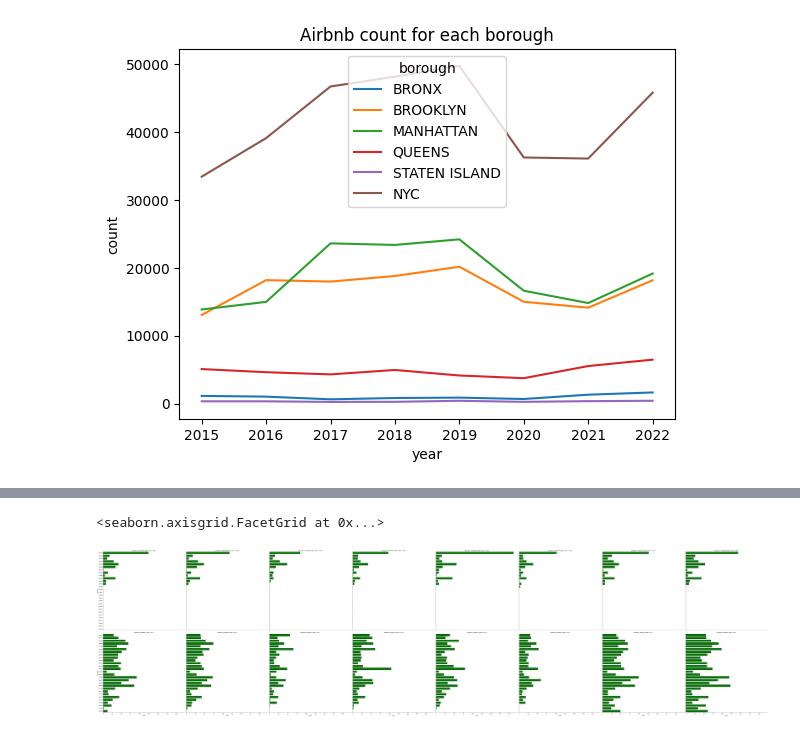
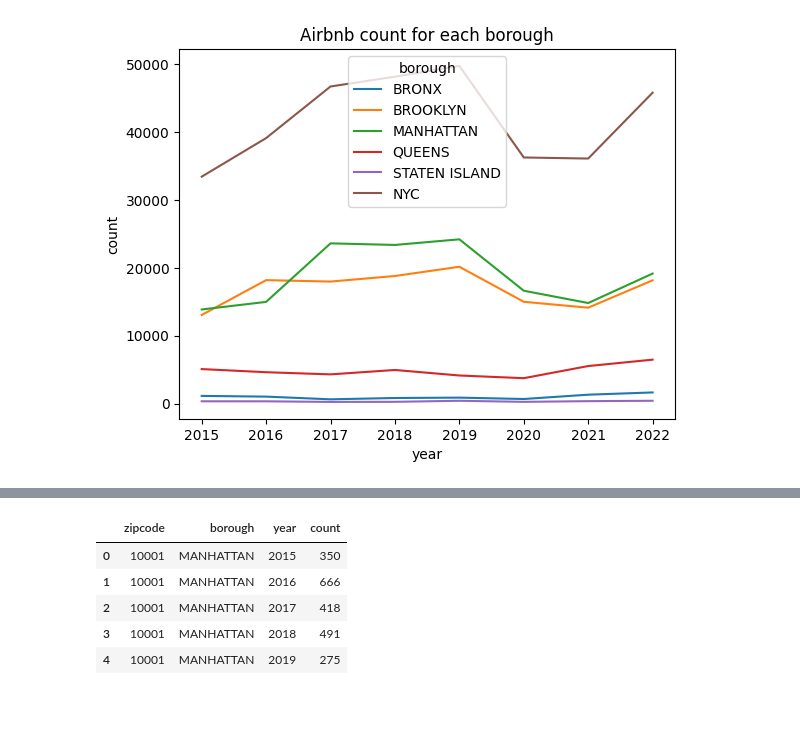
Before and after one commit to hpuma/Airbnb_Rental_Project, a Jupyter notebook: Inside_Airbnb_EDA_V2.ipynb, the cells around one changed output, grey strips where cells are left out. Drawn from its saved outputs; the diff is of its cells as text; code cells hidden in the pictures; blank space fills up the shorter version.

```diff
--- a/Inside_Airbnb_EDA_V2.ipynb
+++ b/Inside_Airbnb_EDA_V2.ipynb
@@ -91,8 +92,3 @@ def boro_comparison_line(df, value):
 boro_comparison_line(abnb_df,'id')
 # %% [output]
 [figure]
-# %%
-# Generate zipcode count
-def create_boro_count_chart(df, count_col):
-    data = get_groupby_count(df, [count_col, "borough", "year"], "id").reset_index(drop=True)
-    return data
@@ -116,6 +94,0 @@ g.map_dataframe(map_boro_count)
-# %%
-f = sns.FacetGrid(bronx_and_si, row="borough", col="year", height=10)
-f.map_dataframe(map_boro_count)
-# %% [output]
-<seaborn.axisgrid.FacetGrid at 0x...>
-[figure, removed]
@@ -121,0 +99,10 @@ f.map_dataframe(map_boro_count)
+# %%
+zip_boro_count = create_boro_count_chart(abnb_df, "zipcode")
+zip_boro_count.head()
+# %% [output]
+|  | zipcode | borough | year | count |
+| 0 | 10001 | MANHATTAN | 2015 | 350 |
+| 1 | 10001 | MANHATTAN | 2016 | 666 |
+| 2 | 10001 | MANHATTAN | 2017 | 418 |
+| 3 | 10001 | MANHATTAN | 2018 | 491 |
+| 4 | 10001 | MANHATTAN | 2019 | 275 |
```
Also changed, not shown: parts of 14 cells of this notebook.
